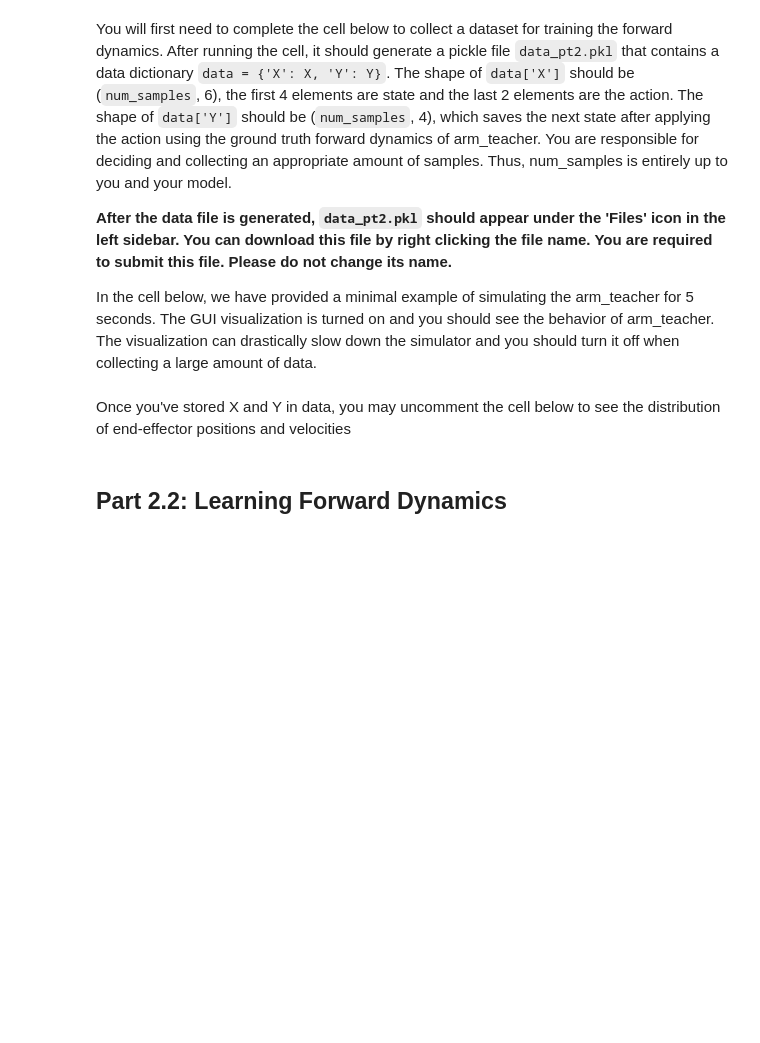
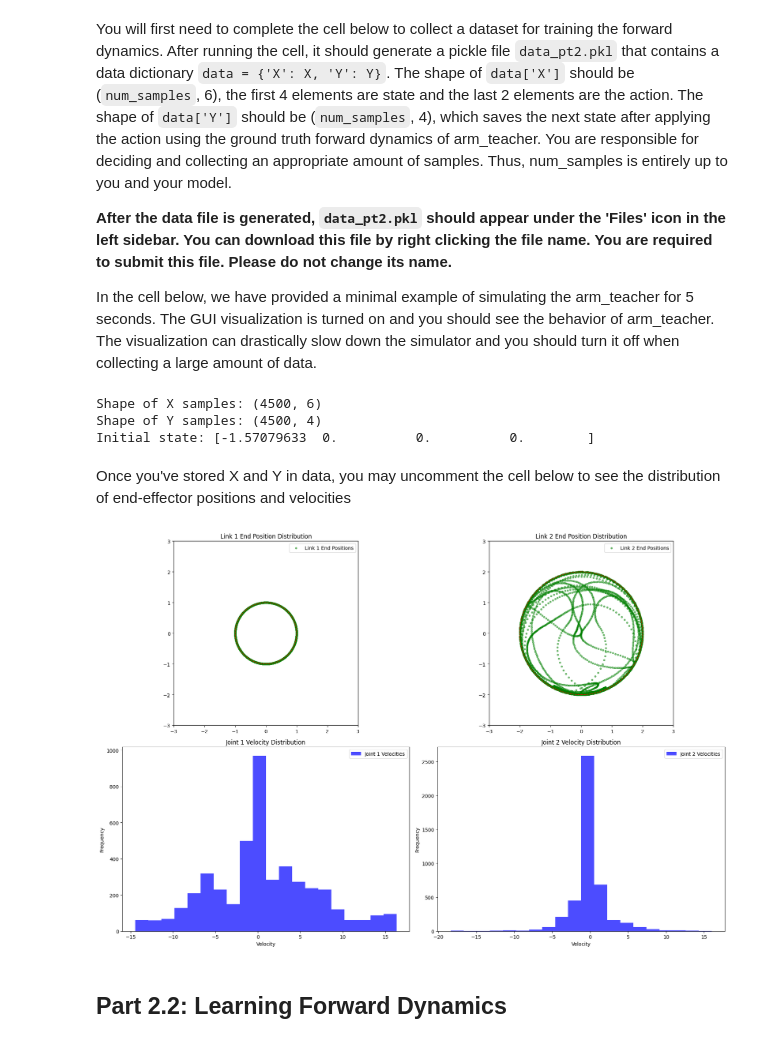
Before and after one commit to nprimavera/MPC, a Jupyter notebook: Project3_V7.ipynb, the cells around one changed output. Drawn from its saved outputs; the diff is of its cells as text; code cells hidden in the pictures; blank space fills up the shorter version.

```diff
--- a/Project3_V7.ipynb
+++ b/Project3_V7.ipynb
@@ -404,8 +492,8 @@ if gui:
   time.sleep(1)
 
 # Controller
-controller = MPC(dynamics_teacher)
-#controller = MPC()
+#controller = MPC(dynamics_teacher, state)
+controller = MPC()
 
 # Resetting the arm will set its state so that it is in the vertical position,
 # and set the action to be zeros
@@ -527,6 +630,7 @@ dynamics_teacher = ArmDynamicsTeacher(
     joint_viscous_friction=0.1,
     dt=0.01
 )
+
 arm_teacher = Robot(dynamics_teacher)
 
 # ---
@@ -535,24 +639,37 @@ arm_teacher = Robot(dynamics_teacher)
 X = np.zeros((0, arm_teacher.dynamics.get_state_dim() + arm_teacher.dynamics.get_action_dim()))
 Y = np.zeros((0, arm_teacher.dynamics.get_state_dim()))
 
-# We run the simulator for 5 seconds with a time step of 0.01 second,
-# so there are 500 steps in total
+# We run the simulator for 5 seconds with a time step of 0.01 second, so there are 500 steps in total
 num_steps = 500
+
+# Initialize num_samples to keep track of the number of samples run
+num_samples = 0
+
+# Define the torques to apply to the first joint (variety of torques)
+torques = np.array([2.0, -2.0, 1.5, -1.5, 1.0, -1.0, 0.5, -0.5, 0.0])  # Apply both positive and negative torques
+
+# Store dataset
+X = np.zeros((num_steps * len(torques), arm_teacher.dynamics.get_state_dim() + arm_teacher.dynamics.get_action_dim())) # shape: [num_steps * len(torques), 6]
+Y = np.zeros((num_steps * len(torques), arm_teacher.dynamics.get_state_dim())) # shape: [num_steps * len(torques), 4]
+print(f"Shape of X samples: {X.shape}")
+print(f"Shape of Y samples: {Y.shape}")
 
 # GUI visualization, this will drastically reudce the speed of the simulator!
 # Set this to false once you understand how the code works
-gui = True
+gui = False
 
 # Define the initial state of the robot, such that it is vertical
 initial_state = np.zeros((arm_teacher.dynamics.get_state_dim(), 1))  # position and velocity
 initial_state[0] = -math.pi / 2.0
+print(f"Initial state: {initial_state.reshape(-1)}")
 
 # Set the initial state of the arm. Input to set_state() should be of shape (6, 1)
 arm_teacher.set_state(initial_state)
 
 # Define the action, applying 1Nm torque to the first joint
-action = np.zeros((arm_teacher.dynamics.get_action_dim(), 1))
-action[0] = 1
+#action = np.zeros((arm_teacher.dynamics.get_action_dim(), 1))
+#action[0] = 1
+#print(f"Action (applying 1Nm torque to the first joint): {action}")
 
 # Set the action. Input to set_action() should be of shape (3, 1)
 arm_teacher.set_action(action)
@@ -562,28 +679,50 @@ if gui:
     renderer = Renderer()
     time.sleep(1)
 
-for s in range(num_steps):
-    # Get the current state
-    state = arm_teacher.get_state()
+# Simulate for num_steps with varying torques
+for torque in torques:
+    for s in range(num_steps):  # Loop over num_steps for each torque value
 
-    # The advance function will simulate the action for 1 time step
-    arm_teacher.advance()
-    if gui:
-        renderer.plot([(arm_teacher, 'tab:blue')])
+        # Set the action with the current torque applied to the first joint
+        action = np.array([[torque], [0]])  # [torque, 0]
+        arm_teacher.set_action(action)
 
-    # Get the new state after advancing one time step
-    new_state = arm_teacher.get_state()
+        # Get the current state
+        state = arm_teacher.get_state().reshape(-1)
+
+        # Store current state and action in X
+        X[num_samples, :4] = state
+        X[num_samples, 4:] = action.reshape(-1)
+
+        # The advance function will simulate the action for 1 time step
+        arm_teacher.advance()
+
+        # Get the new state after advancing one time step
+        new_state = arm_teacher.get_state().reshape(-1)
+        Y[num_samples, :] = new_state
+
+        if gui:
+            renderer.plot([(arm_teacher, 'tab:blue')])
+
+        # Increment the sample counter
+        num_samples += 1
 # ---
 
 # DO NOT CHANGE
 # Save the collected data in the data_pt2.pkl file
 data = {'X': X, 'Y': Y}
 pickle.dump(data, open( "data_pt2.pkl", "wb" ) )
+# %% [output]
+Shape of X samples: (4500, 6)
+Shape of Y samples: (4500, 4)
+Initial state: [-1.57079633  0.          0.          0.        ]
 # %% [markdown]
 Once you've stored X and Y in data, you may uncomment the cell below to see the distribution of end-effector positions and velocities
 # %%
 # Plot the distribution of collected samples
-# plot_positions_velocities_with_fixed_bounds(data['Y'], [1,1])
+plot_positions_velocities_with_fixed_bounds(data['Y'], [1,1])
+# %% [output]
+[figure, added]
 # %% [markdown]
 ## Part 2.2: Learning Forward Dynamics
 # %% [markdown]
```
Also changed, not shown: parts of 4 cells of this notebook.
